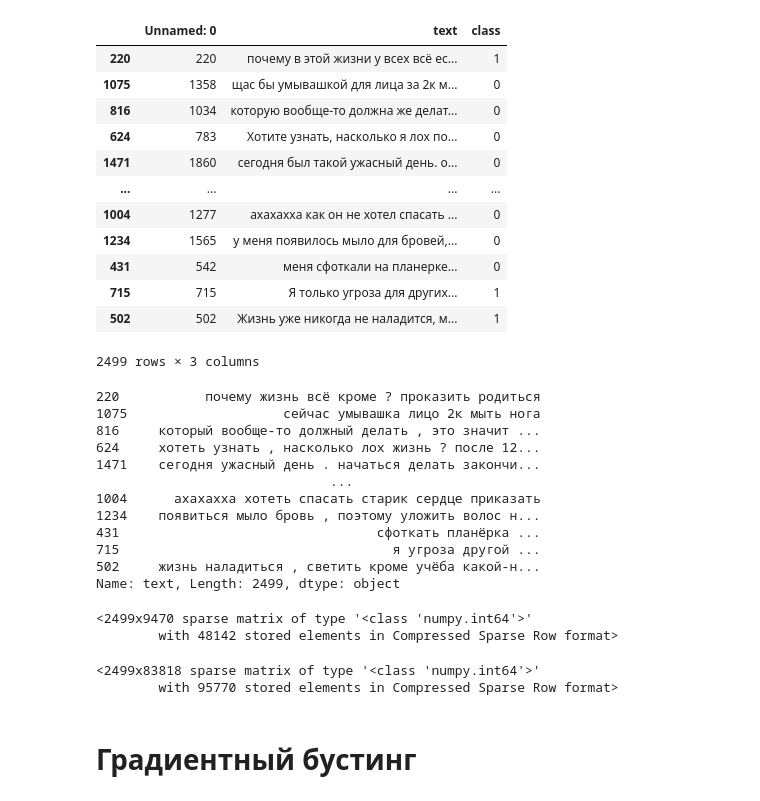
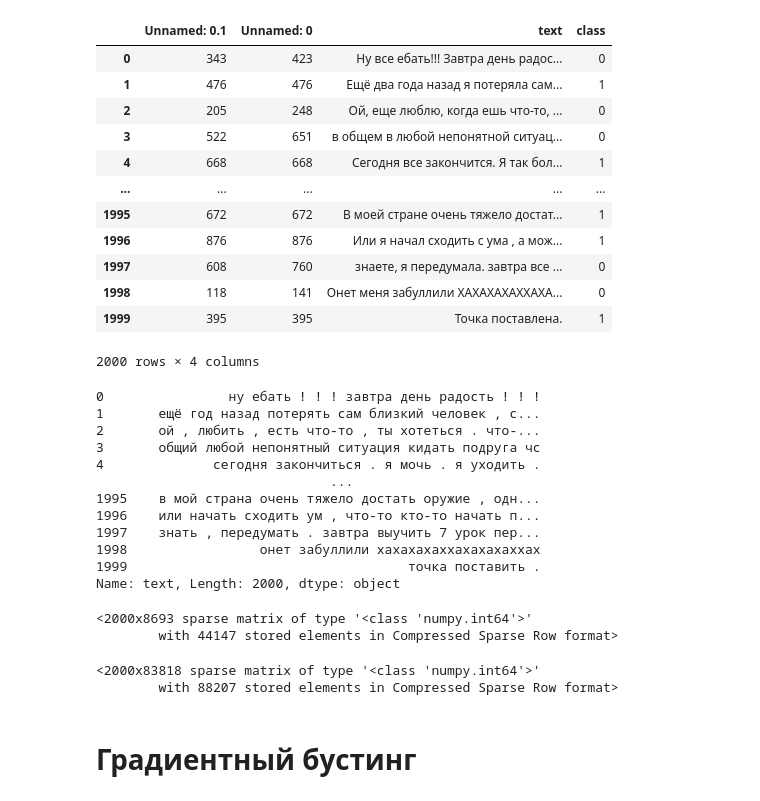
Before and after one commit to TheSawIsTheLaw/iWannaKillMyself, a Jupyter notebook: dataset/base.ipynb, the cells around one changed output. Cells and saved outputs as stored; diff of their text form; code cells hidden in the pictures.

```diff
--- a/dataset/base.ipynb
+++ b/dataset/base.ipynb
@@ -94,29 +97,31 @@ def gridSearch(vectorized_data, estimator, paramGrid):
     searchCV.cv_results_
 # %%
 import pandas as pd
-from sklearn.utils import shuffle
+# from sklearn.utils import shuffle
 
-suicidal = pd.read_csv("PreparedDatasets/suicidal.csv")
-non_suicidal = pd.read_csv("PreparedDatasets/non_suicidal.csv").head(1500)
+# suicidal = pd.read_csv("PreparedDatasets/suicidal.csv")
+# non_suicidal = pd.read_csv("PreparedDatasets/non_suicidal.csv").head(1000)
 
-data = suicidal.append(non_suicidal)
+# data = suicidal.append(non_suicidal)
 
-data = shuffle(data)
+# data = shuffle(data)
+# data.to_csv("PreparedDatasets/shuffled.csv")
+data = pd.read_csv("PreparedDatasets/shuffled.csv")
 data
 # %% [output]
-|  | Unnamed: 0 | text | class |
-| 220 | 220 | почему в этой жизни у всех всё ес... | 1 |
-| 1075 | 1358 | щас бы умывашкой для лица за 2к м... | 0 |
-| 816 | 1034 | которую вообще-то должна же делат... | 0 |
-| 624 | 783 | Хотите узнать, насколько я лох по... | 0 |
-| 1471 | 1860 | сегодня был такой ужасный день. о... | 0 |
-| ... | ... | ... | ... |
-| 1004 | 1277 | ахахахха как он не хотел спасать ... | 0 |
-| 1234 | 1565 | у меня появилось мыло для бровей,... | 0 |
-| 431 | 542 | меня сфоткали на планерке... | 0 |
-| 715 | 715 | Я только угроза для других... | 1 |
-| 502 | 502 | Жизнь уже никогда не наладится, м... | 1 |
+|  | Unnamed: 0.1 | Unnamed: 0 | text | class |
+| 0 | 343 | 423 | Ну все ебать!!! Завтра день радос... | 0 |
+| 1 | 476 | 476 | Ещё два года назад я потеряла сам... | 1 |
+| 2 | 205 | 248 | Ой, еще люблю, когда ешь что-то, ... | 0 |
+| 3 | 522 | 651 | в общем в любой непонятной ситуац... | 0 |
+| 4 | 668 | 668 | Сегодня все закончится. Я так бол... | 1 |
+| ... | ... | ... | ... | ... |
+| 1995 | 672 | 672 | В моей стране очень тяжело достат... | 1 |
+| 1996 | 876 | 876 | Или я начал сходить с ума , а мож... | 1 |
+| 1997 | 608 | 760 | знаете, я передумала. завтра все ... | 0 |
+| 1998 | 118 | 141 | Онет меня забуллили ХАХАХАХАХХАХА... | 0 |
+| 1999 | 395 | 395 | Точка поставлена. | 1 |
-2499 rows × 3 columns
+2000 rows × 4 columns
 # %%
 from pymorphy3 import MorphAnalyzer
 import nltk
@@ -134,18 +139,18 @@ data['text'] = data['text'].apply(lambda x: getClearSentences(x))
 corpus = data['text']
 corpus
 # %% [output]
-220           почему жизнь всё кроме ? проказить родиться
-1075                    сейчас умывашка лицо 2к мыть нога
-816     который вообще-то должный делать , это значит ...
-624     хотеть узнать , насколько лох жизнь ? после 12...
-1471    сегодня ужасный день . начаться делать закончи...
+0                ну ебать ! ! ! завтра день радость ! ! !
+1       ещё год назад потерять сам близкий человек , с...
+2       ой , любить , есть что-то , ты хотеться . что-...
+3       общий любой непонятный ситуация кидать подруга чс
+4              сегодня закончиться . я мочь . я уходить .
                               ...
-1004      ахахахха хотеть спасать старик сердце приказать
-1234    появиться мыло бровь , поэтому уложить волос н...
-431                                 сфоткать планёрка ...
-715                                   я угроза другой ...
-502     жизнь наладиться , светить кроме учёба какой-н...
-Name: text, Length: 2499, dtype: object
+1995    в мой страна очень тяжело достать оружие , одн...
+1996    или начать сходить ум , что-то кто-то начать п...
+1997    знать , передумать . завтра выучить 7 урок пер...
+1998                 онет забуллили хахахахаххахахахаххах
+1999                                    точка поставить .
+Name: text, Length: 2000, dtype: object
 # %%
 from sklearn.feature_extraction.text import CountVectorizer
 
@@ -153,8 +158,8 @@ vectorizer = CountVectorizer()
 vectorized_data_bag = vectorizer.fit_transform(corpus)
 vectorized_data_bag
 # %% [output]
-<2499x9470 sparse matrix of type '<class 'numpy.int64'>'
-        with 48142 stored elements in Compressed Sparse Row format>
+<2000x8693 sparse matrix of type '<class 'numpy.int64'>'
+        with 44147 stored elements in Compressed Sparse Row format>
 # %%
 from transformers import BertTokenizer, BertModel
 from pandas import DataFrame
@@ -180,8 +185,8 @@ for row in bert_list:
 vectorized_data_bert = csr_matrix((dataIn, indices, indptr), shape=(nRows, nCols))
 vectorized_data_bert
 # %% [output]
-<2499x83818 sparse matrix of type '<class 'numpy.int64'>'
-        with 95770 stored elements in Compressed Sparse Row format>
+<2000x83818 sparse matrix of type '<class 'numpy.int64'>'
+        with 88207 stored elements in Compressed Sparse Row format>
 # %% [markdown]
 # Градиентный бустинг
 # %% [markdown]
```
Also changed, not shown: parts of 51 cells of this notebook, 54 other files.
